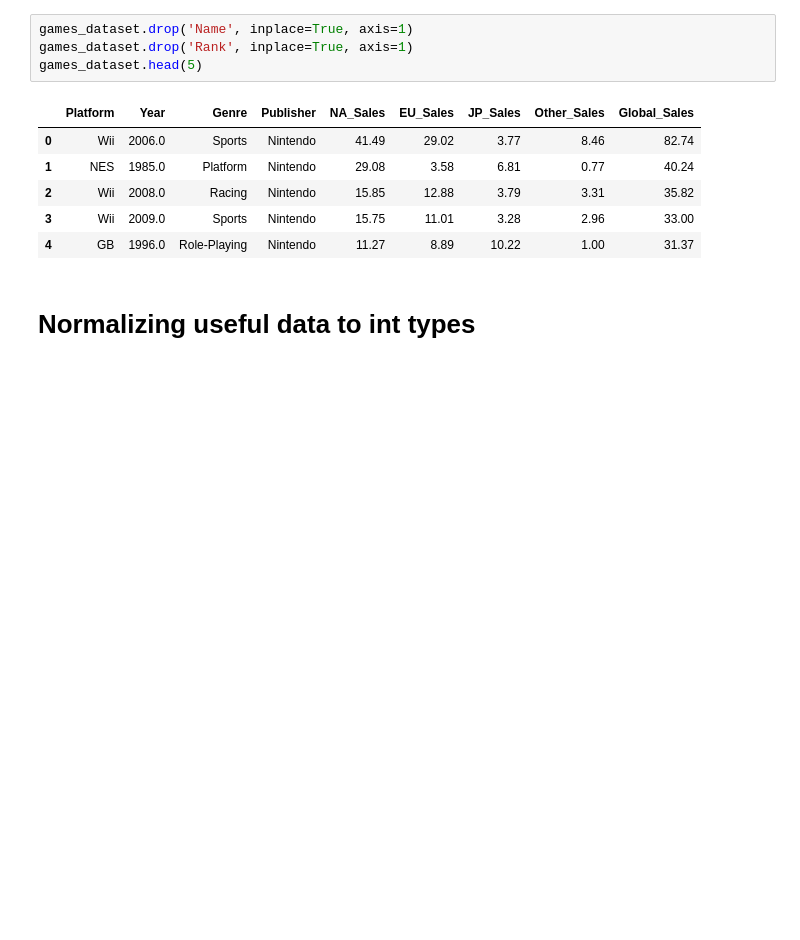
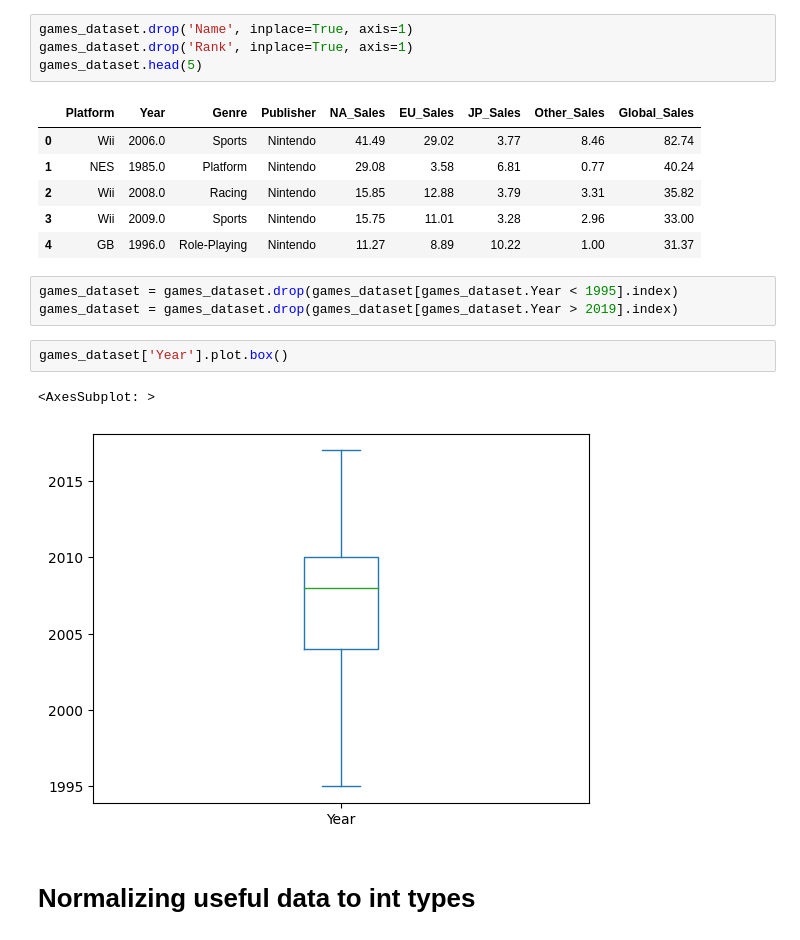
Before and after one commit to PKrystian/DataSetGames_Project, a Jupyter notebook: DataSetGames_Project.ipynb, the cells around one changed output. Drawn from its saved outputs; the diff is of its cells as text; blank space fills up the shorter version.

```diff
--- a/DataSetGames_Project.ipynb
+++ b/DataSetGames_Project.ipynb
@@ -74,6 +74,14 @@ games_dataset.head(5)
 | 2 | Wii | 2008.0 | Racing | Nintendo | 15.85 | 12.88 | 3.79 | 3.31 | 35.82 |
 | 3 | Wii | 2009.0 | Sports | Nintendo | 15.75 | 11.01 | 3.28 | 2.96 | 33.00 |
 | 4 | GB | 1996.0 | Role-Playing | Nintendo | 11.27 | 8.89 | 10.22 | 1.00 | 31.37 |
+# %%
+games_dataset = games_dataset.drop(games_dataset[games_dataset.Year < 1995].index)
+games_dataset = games_dataset.drop(games_dataset[games_dataset.Year > 2019].index)
+# %%
+games_dataset['Year'].plot.box()
+# %% [output]
+<AxesSubplot: >
+[figure, added]
 # %% [markdown]
 # Normalizing useful data to int types
 # %%
```
Also changed, not shown: parts of 1 cell of this notebook.
